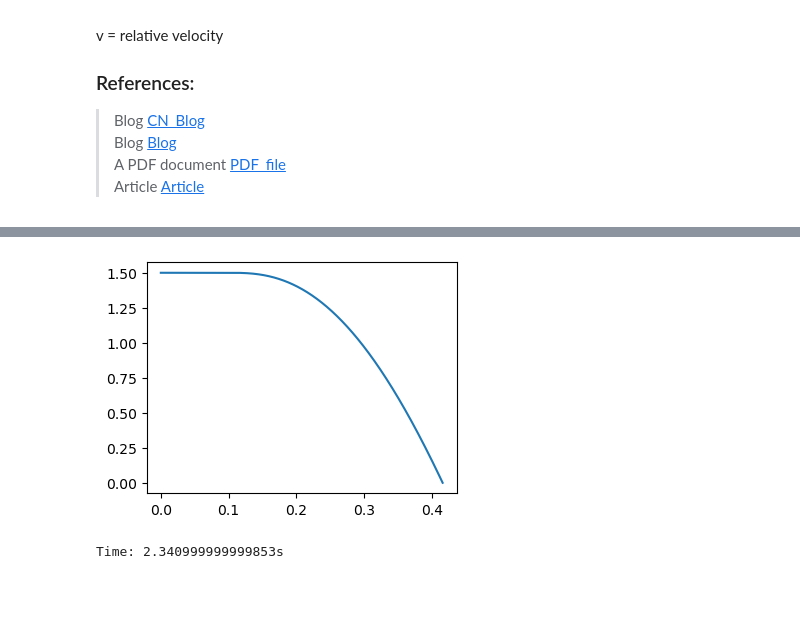
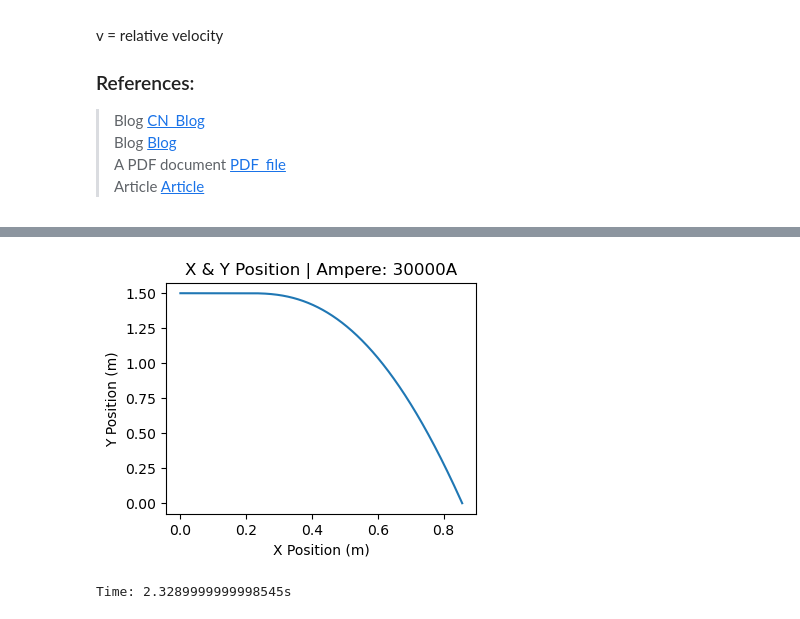
Before and after one commit to GoodrainCN/comph, a Jupyter notebook: PROJECT1/main.ipynb, the cells around one changed output, grey strips where cells are left out. Saved outputs shown, nothing was run; the diff lists cells and outputs as text; code cells hidden in the pictures; blank space fills up the shorter version.

```diff
--- a/PROJECT1/main.ipynb
+++ b/PROJECT1/main.ipynb
@@ -121,9 +121,10 @@ class Object:
 class Coil:
     def __init__(self):
         self.turn = 200
-        self.length = 0.1 #m
-        self.ampere = 5000 #A #Current #1000-50000
+        self.length = 0.2 #m
+        self.ampere = 30000 #A #Current #1000-50000
         self.radius = 1 #m
+
     def modify_coil(self,turn=100,length=1,radius=1):
         self.turn = turn
         self.length = length
@@ -153,9 +154,9 @@ class simulation:
     def update_current(self, ampere=1):
         self.ampere = ampere
 
-    def get_magnetic_induction(self,ampere,radius):
+    def get_magnetic_induction(self,ampere,length=0.1,turn=200):
         # self.B = (self.mu * ampere) / (2 * np.pi * radius)
-        self.B = self.mu * (self.length / self.turn) * self.ampere
+        self.B = self.mu * (length / turn) * ampere
         return self.B
 
     def get_ampere_force(self,B,ampere,length):
@@ -191,6 +192,7 @@ def run():
 
     turns = coil.get_turns()
     length = coil.get_length()
+    global ampere
     ampere = coil.get_ampere()
     radius = coil.get_radius()
 
@@ -221,32 +223,36 @@ def run():
     xVelocity = object.get_velocity()
     gVelocity = 0
     height = object.get_y()
     while height > 0:
         area = object.get_surface()
         dragForce_v = object.density * sim.air_density * 0.5 * 0.001 * (gVelocity**2)
         gravity = object.mass * 0.981
         gAcc += ((gravity-dragForce_v) / object.mass) * sim.dt
         #Cal the horizontal drag force
         dragForce = object.density * sim.air_density * 0.5 * 0.001 * (xVelocity**2)
         hAcc -= (dragForce / object.mass) * sim.dt
         #Update velocity and position
         gVelocity = gVelocity + gAcc * 0.001
         height = height - gVelocity * 0.001
         Y_DATA.append(height)
         #Store data to list
         xVelocity = xVelocity + hAcc * 0.001
         XPosition = XPosition + xVelocity * 0.001
         X_DATA.append(XPosition)
         time += 0.001
 
 
     x = np.arange(0,time-sim.dt,sim.dt)
     import matplotlib.pyplot as plt
     plt.figure(figsize=(4,3))
     plt.plot(X_DATA,Y_DATA)
+    text = "Ampere: " + str(ampere) + "A"
+    plt.title("X & Y Position | " + text)
+    plt.xlabel('X Position (m)')
+    plt.ylabel("Y Position (m)")
     plt.show()
     print(f"Time: {time}s")
 run()
 # %% [output]
-[figure, old version]
+[figure, new version]
-Time: 2.340999999999853s
+Time: 2.3289999999998545s
```
Also changed, not shown: parts of 4 cells of this notebook, 1 other file.
